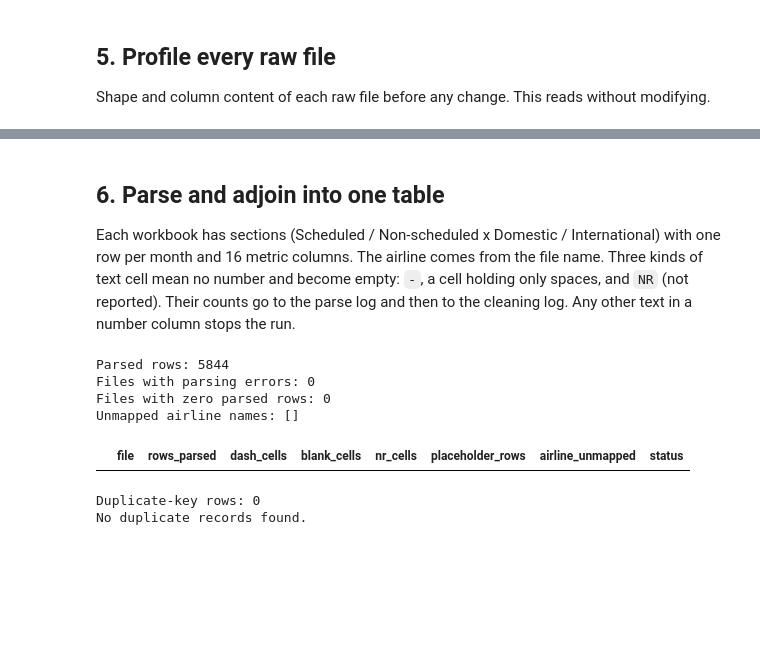
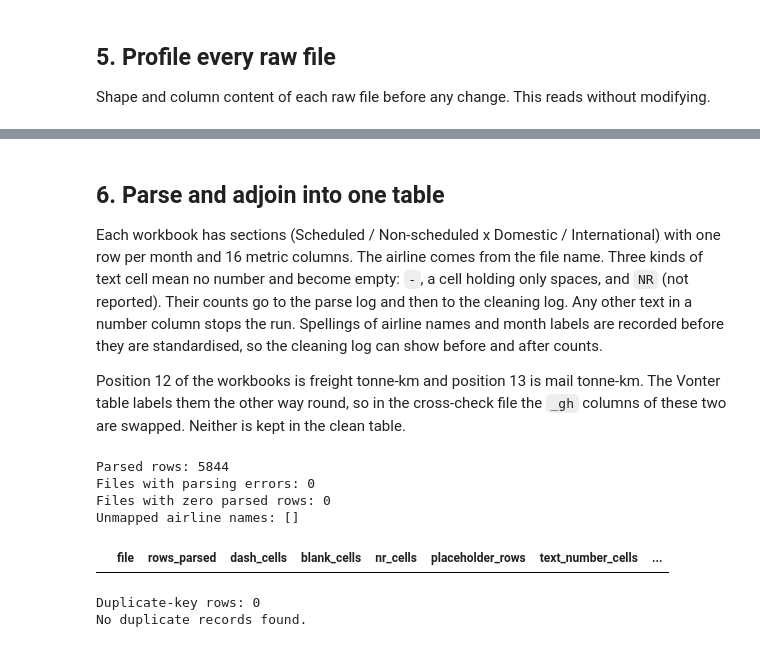
Before and after one commit to iitm-da25b035/DA2402-Project, a Jupyter notebook: notebooks/dgca_download_pipeline.ipynb, the cells around one changed output, grey strips where cells are left out. Saved outputs shown, nothing was run; the diff lists cells and outputs as text; code cells hidden in the pictures; blank space fills up the shorter version.

Commit message:
Rubric checking

```diff
--- a/notebooks/dgca_download_pipeline.ipynb
+++ b/notebooks/dgca_download_pipeline.ipynb
@@ -398,19 +416,20 @@ prof=[];sheet_profiles=[];column_profiles=[]
 for _,r in ok.iterrows():
     try:
         with pd.ExcelFile(r.path) as xl:
-            total_rows=0;total_non_null=0;max_cols=0
+            total_rows=0;total_non_null=0;max_cols=0;dtype_counts={}
             for sheet in xl.sheet_names:
                 df=pd.read_excel(xl,sheet_name=sheet,header=None)
                 rows,cols=df.shape
                 non_null=int(df.notna().sum().sum())
                 total_rows+=rows;total_non_null+=non_null;max_cols=max(max_cols,cols)
+                for t in df.dtypes.astype(str): dtype_counts[t]=dtype_counts.get(t,0)+1
                 sheet_profiles.append({"file":r.original_name,"sheet":sheet,"rows":rows,"columns":cols,"non_null_cells":non_null})
                 for col in df.columns:
                     s=df[col].dropna()
                     numeric=pd.to_numeric(s.astype(str).str.replace(",","",regex=False),errors="coerce")
                     inferred="empty" if len(s)==0 else ("numeric-like" if numeric.notna().mean()>=0.8 else "text/mixed")
                     column_profiles.append({"file":r.original_name,"sheet":sheet,"column_position":col,"non_null":len(s),"inferred_content_type":inferred})
-            prof.append({"file":r.original_name,"saved":Path(r.path).relative_to(PROJECT_ROOT).as_posix(),"sheets":len(xl.sheet_names),"total_rows":total_rows,"max_columns":max_cols,"non_null_cells":total_non_null,"status":"profiled"})
+            prof.append({"file":r.original_name,"saved":Path(r.path).relative_to(PROJECT_ROOT).as_posix(),"sheets":len(xl.sheet_names),"total_rows":total_rows,"max_columns":max_cols,"non_null_cells":total_non_null,"dtypes":str(dtype_counts),"status":"profiled"})
     except Exception as e:
         prof.append({"file":r.original_name,"saved":Path(r.path).relative_to(PROJECT_ROOT).as_posix(),"status":"error","error":str(e)[:200]})
 profile=pd.DataFrame(prof)
@@ -422,9 +441,9 @@ column_profile.to_csv(INTERIM/f"column_profile_{STAMP}.csv",index=False)
 print("Files profiled:",int((profile.status=="profiled").sum()))
 print("Files with profiling errors:",int((profile.status=="error").sum()))
 print("Files with multiple sheets:",int((profile.loc[profile.status=="profiled","sheets"]>1).sum()))
-display(profile.head())
-display(sheet_profile.head())
-display(column_profile.head())
+pd.set_option("display.max_rows",200,"display.max_colwidth",70)
+print("shape and dtypes of every raw workbook (all sheets, read with no header, before any change):")
+display(profile[["file","sheets","total_rows","max_columns","non_null_cells","dtypes"]])
 # %% [output]
 Files profiled: 142
 Files with profiling errors: 0
@@ -449,0 +469,7 @@ Files with multiple sheets: 83
+# %%
+# The other raw files: shape and dtypes before any change
+for f in [RAW / "github" / gh_files["carrier"][1], RAW / "github" / gh_files["city"][1], RAW / f"manifest_{STAMP}.csv", RAW / f"selenium_urls_{STAMP}.csv"]:
+    t = pd.read_csv(f)
+    print(f.name, "| shape:", t.shape)
+    display(t.dtypes.astype(str).rename("dtype").to_frame().T)
+print(RAW.joinpath("github", gh_files["urls"][1]).name, "| lines:", len(RAW.joinpath("github", gh_files["urls"][1]).read_text().splitlines()), "| plain text, one URL per line")
@@ -450,6 +553,8 @@ Files with multiple sheets: 83
 # %% [markdown]
 ## 6. Parse and adjoin into one table
-Each workbook has sections (Scheduled / Non-scheduled x Domestic / International) with one row per month and 16 metric columns. The airline comes from the file name. Three kinds of text cell mean no number and become empty: `-`, a cell holding only spaces, and `NR` (not reported). Their counts go to the parse log and then to the cleaning log. Any other text in a number column stops the run.
+Each workbook has sections (Scheduled / Non-scheduled x Domestic / International) with one row per month and 16 metric columns. The airline comes from the file name. Three kinds of text cell mean no number and become empty: `-`, a cell holding only spaces, and `NR` (not reported). Their counts go to the parse log and then to the cleaning log. Any other text in a number column stops the run. Spellings of airline names and month labels are recorded before they are standardised, so the cleaning log can show before and after counts.
+
+Position 12 of the workbooks is freight tonne-km and position 13 is mail tonne-km. The Vonter table labels them the other way round, so in the cross-check file the `_gh` columns of these two are swapped. Neither is kept in the clean table.
 # %%
 FULL_MONTHS=["JANUARY","FEBRUARY","MARCH","APRIL","MAY","JUNE","JULY","AUGUST","SEPTEMBER","OCTOBER","NOVEMBER","DECEMBER"]
 def month_num(x):
@@ -467,7 +572,7 @@ SECTIONS=[
     (r"NON[\s-]*SCHED.*DOM","NonScheduledDomestic"),
     (r"(?<!NON[\s-])SCHED.*DOM","ScheduledDomestic")
 ]
-METRICS=["Aircraft Number","Aircraft Hours","Aircraft Kilometres","Passenger Number","Passenger Kilometers","Seat Kilometers","Passenger Load Factor","Freight","Mail","Total Cargo","Passenger Tonne Kilometer","Mail Tonne Kilometer","Freight Tonne Kilometer","Total Tonne Kilometer","Available Tonne Kilometer","Weight Load Factor"]
+METRICS=["Aircraft Number","Aircraft Hours","Aircraft Kilometres","Passenger Number","Passenger Kilometers","Seat Kilometers","Passenger Load Factor","Freight","Mail","Total Cargo","Passenger Tonne Kilometer","Freight Tonne Kilometer","Mail Tonne Kilometer","Total Tonne Kilometer","Available Tonne Kilometer","Weight Load Factor"]
 AIRLINE_MAP={k.lower():v for k,v in {
     "Air Asia":"AirAsia India","airasia":"AirAsia India","Air India":"Air India","airindia":"Air India",
     "air india express":"Air India Express","airindiaexpress":"Air India Express","air taxi":"Air Taxi",
@@ -484,9 +589,11 @@ def airline_from_name(name):
     base=re.sub(r"\d+","",re.sub(r"\.xlsx?$","",name,flags=re.I)).strip().lower()
     return AIRLINE_MAP.get(base),base
 
+from collections import Counter
+month_labels=Counter()
 def parse_workbook(path,original_name,year):
     airline,base=airline_from_name(original_name)
-    records=[];dash_count=0;blank_count=0;nr_count=0;placeholder_rows=0
+    records=[];dash_count=0;blank_count=0;nr_count=0;placeholder_rows=0;text_number_cells=0;text_number_rows=0
     with pd.ExcelFile(path) as xl:
         for sheet in xl.sheet_names:
             df=pd.read_excel(xl,sheet_name=sheet,header=None)
@@ -507,40 +614,42 @@ def parse_workbook(path,original_name,year):
                 vals+=([None]*(16-len(vals)))
                 texts=[v.strip() for v in vals if isinstance(v,str)]
                 n_d,n_b,n_r=texts.count("-"),texts.count(""),texts.count("NR")
+                n_num=sum(bool(re.fullmatch(r"[0-9.,]+",t)) for t in texts);text_number_cells+=n_num;text_number_rows+=n_num>0
+                month_labels[(str(row.iloc[0]).strip(),m)]+=1
                 dash_count+=n_d;blank_count+=n_b;nr_count+=n_r;placeholder_rows+=(n_d+n_b+n_r)>0
                 records.append([current_section,airline or base,year,m,original_name,sheet]+vals)
     cols=["Type","Airline","Year","Month","Source File","Source Sheet"]+METRICS
-    return pd.DataFrame(records,columns=cols),dict(dash_cells=dash_count,blank_cells=blank_count,nr_cells=nr_count,placeholder_rows=placeholder_rows),airline is None
+    return pd.DataFrame(records,columns=cols),dict(dash_cells=dash_count,blank_cells=blank_count,nr_cells=nr_count,placeholder_rows=placeholder_rows,text_number_cells=text_number_cells,text_number_rows=text_number_rows),airline is None
 
 frames=[];parse_log=[]
 for _,r in ok.dropna(subset=["year"]).iterrows():
     try:
         t,counts,unmapped=parse_workbook(r.path,r.original_name,int(r.year))
         if not t.empty:
             frames.append(t)
         parse_log.append({"file":r.original_name,"rows_parsed":len(t),**counts,"airline_unmapped":unmapped,"status":"parsed"})
     except Exception as e:
-        parse_log.append({"file":r.original_name,"rows_parsed":0,"dash_cells":0,"blank_cells":0,"nr_cells":0,"placeholder_rows":0,"airline_unmapped":False,"status":"error","error":str(e)[:200]})
+        parse_log.append({"file":r.original_name,"rows_parsed":0,"dash_cells":0,"blank_cells":0,"nr_cells":0,"placeholder_rows":0,"text_number_cells":0,"text_number_rows":0,"airline_unmapped":False,"status":"error","error":str(e)[:200]})
 
 parse_log=pd.DataFrame(parse_log)
 if not frames:
     raise ValueError("No rows were parsed. Inspect the raw workbook layout and section labels before continuing.")
 dgca=pd.concat(frames,ignore_index=True)
 for c in METRICS:
     s=dgca[c].astype("string").str.replace(",","",regex=False).str.strip().replace({"-":pd.NA,"":pd.NA,"NR":pd.NA})
     dgca[c]=pd.to_numeric(s,errors="coerce")
     assert dgca[c].notna().sum()==s.notna().sum(), f"{c}: a text cell other than -, blank or NR would be lost"
 print("Parsed rows:",len(dgca))
 print("Files with parsing errors:",int((parse_log.status=="error").sum()))
 print("Files with zero parsed rows:",int((parse_log.rows_parsed==0).sum()))
 print("Unmapped airline names:",parse_log.loc[parse_log.airline_unmapped,"file"].tolist())
 display(parse_log[parse_log.status!="parsed"])
 # %% [output]
 Parsed rows: 5844
 Files with parsing errors: 0
 Files with zero parsed rows: 0
 Unmapped airline names: []
-|  | file | rows_parsed | dash_cells | blank_cells | nr_cells | placeholder_rows | airline_unmapped | status |
+|  | file | rows_parsed | dash_cells | blank_cells | nr_cells | placeholder_rows | text_number_cells | ... |
 # %%
 KEYS=["Type","Airline","Year","Month"]
 dupes=dgca[dgca.duplicated(KEYS,keep=False)].sort_values(KEYS)
```
Also changed, not shown: parts of 9 cells of this notebook, 13 other files.
